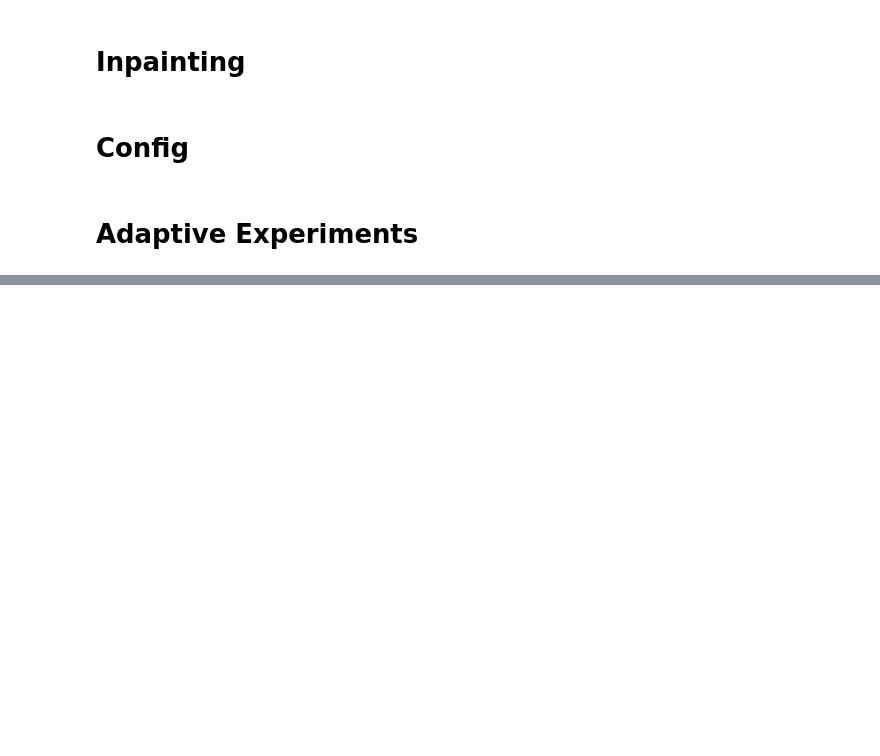
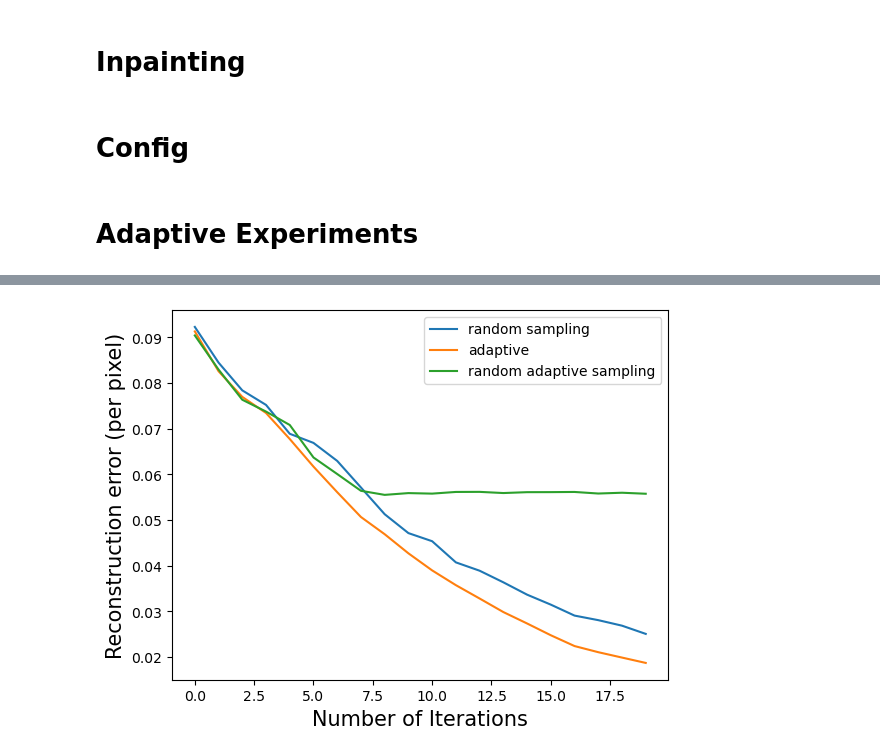
Before and after one commit to Neoanarika/inverse-probelms-urops, a Jupyter notebook: notebooks/adaptive sampling.ipynb, the cells around one changed output, grey strips where cells are left out. Cells and saved outputs as stored; diff of their text form; code cells hidden in the pictures; blank space fills up the shorter version.

```diff
--- a/notebooks/adaptive sampling.ipynb
+++ b/notebooks/adaptive sampling.ipynb
@@ -147,0 +195,11 @@ plt.show()
+# %%
+gen = iter(dm)
+x, y = next(gen)
+x = x.to("cuda")
+# %%
+avg_error_non_adaptive = np.zeros(20, dtype=np.float32)
+for t in trange(1, 100):
+    x, y = next(gen)
+    x = x.to("cuda")
+    error = non_adaptive_iteration(x)
+    avg_error_non_adaptive = ((t-1)/t)*avg_error_non_adaptive + (1/t)*error
@@ -147,0 +244,21 @@ plt.show()
+# %%
+gen = iter(dm)
+x, y = next(gen)
+x = x.to("cuda")
+# %%
+avg_error_random_adaptive = np.zeros(20, dtype=np.float32)
+for t in trange(1, 100):
+    x, y = next(gen)
+    x = x.to("cuda")
+    error = random_and_adaptive_iteration(x)
+    avg_error_random_adaptive = ((t-1)/t)*avg_error_random_adaptive + (1/t)*error
+# %%
+plt.xlabel('Number of Iterations', fontsize=15)
+plt.ylabel('Reconstruction error (per pixel)', fontsize=15)
+plt.plot(avg_error_non_adaptive)
+plt.plot(avg_error)
+plt.plot(avg_error_random_adaptive)
+plt.legend(['random sampling', 'adaptive', 'random adaptive sampling'])
+plt.show()
+# %% [output]
+[figure, added]
```
Also changed, not shown: parts of 10 cells of this notebook.
